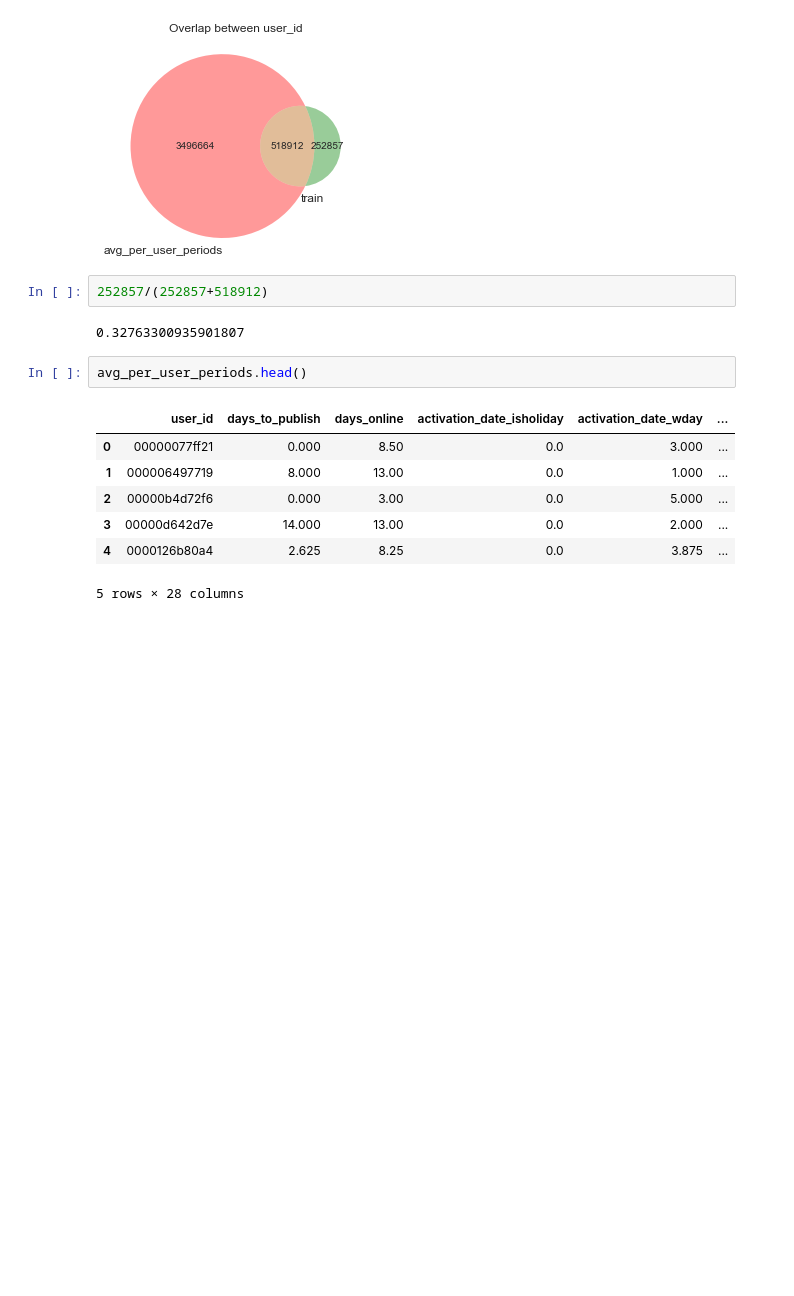
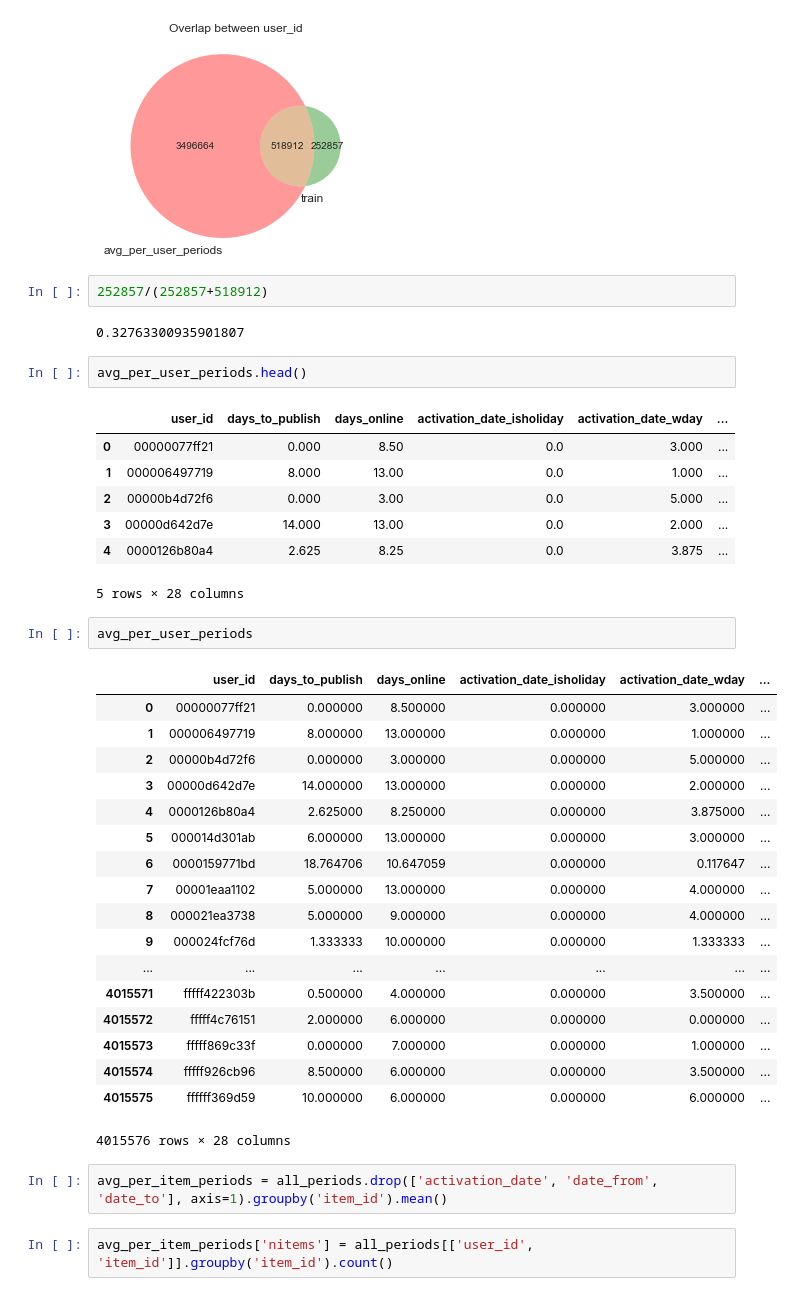
Before and after one commit to albalu/gdso-avito, a Jupyter notebook: periods_aggregate_features.ipynb, the cells around one changed output. Drawn from its saved outputs; the diff is of its cells as text; blank space fills up the shorter version.

Commit message:
try to output periods aggregate feature for items

```diff
--- a/periods_aggregate_features.ipynb
+++ b/periods_aggregate_features.ipynb
@@ -184,3 +184,28 @@ avg_per_user_periods.head()
 | 3 | 00000d642d7e | 14.000 | 13.00 | 0.0 | 2.000 | ... |
 | 4 | 0000126b80a4 | 2.625 | 8.25 | 0.0 | 3.875 | ... |
 5 rows × 28 columns
+# %%
+avg_per_user_periods
+# %% [output]
+|  | user_id | days_to_publish | days_online | activation_date_isholiday | activation_date_wday | ... |
+| 0 | 00000077ff21 | 0.000000 | 8.500000 | 0.000000 | 3.000000 | ... |
+| 1 | 000006497719 | 8.000000 | 13.000000 | 0.000000 | 1.000000 | ... |
+| 2 | 00000b4d72f6 | 0.000000 | 3.000000 | 0.000000 | 5.000000 | ... |
+| 3 | 00000d642d7e | 14.000000 | 13.000000 | 0.000000 | 2.000000 | ... |
+| 4 | 0000126b80a4 | 2.625000 | 8.250000 | 0.000000 | 3.875000 | ... |
+| 5 | 000014d301ab | 6.000000 | 13.000000 | 0.000000 | 3.000000 | ... |
+| 6 | 0000159771bd | 18.764706 | 10.647059 | 0.000000 | 0.117647 | ... |
+| 7 | 00001eaa1102 | 5.000000 | 13.000000 | 0.000000 | 4.000000 | ... |
+| 8 | 000021ea3738 | 5.000000 | 9.000000 | 0.000000 | 4.000000 | ... |
+| 9 | 000024fcf76d | 1.333333 | 10.000000 | 0.000000 | 1.333333 | ... |
+| ... | ... | ... | ... | ... | ... | ... |
+| 4015571 | fffff422303b | 0.500000 | 4.000000 | 0.000000 | 3.500000 | ... |
+| 4015572 | fffff4c76151 | 2.000000 | 6.000000 | 0.000000 | 0.000000 | ... |
+| 4015573 | fffff869c33f | 0.000000 | 7.000000 | 0.000000 | 1.000000 | ... |
+| 4015574 | fffff926cb96 | 8.500000 | 6.000000 | 0.000000 | 3.500000 | ... |
+| 4015575 | ffffff369d59 | 10.000000 | 6.000000 | 0.000000 | 6.000000 | ... |
+4015576 rows × 28 columns
+# %%
+avg_per_item_periods = all_periods.drop(['activation_date', 'date_from', 'date_to'], axis=1).groupby('item_id').mean()
+# %%
+avg_per_item_periods['nitems'] = all_periods[['user_id', 'item_id']].groupby('item_id').count()
```
Also changed, not shown: parts of 3 cells of this notebook.
